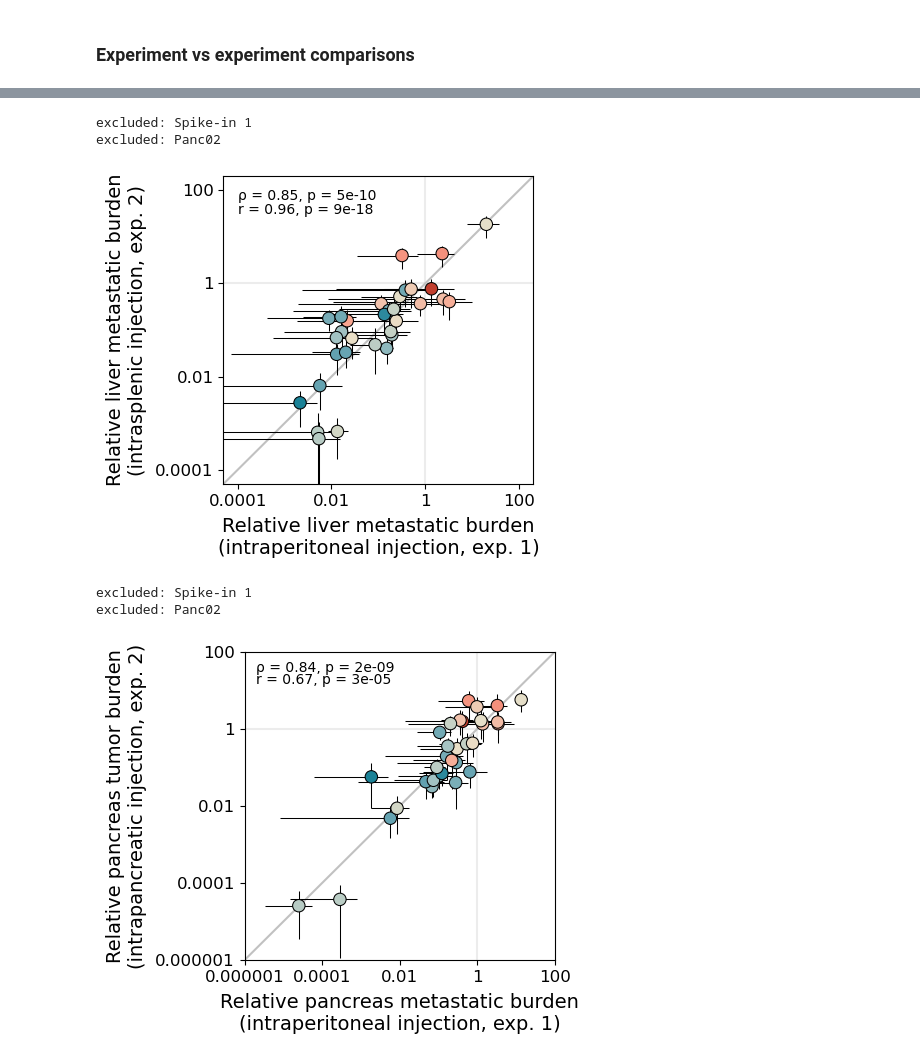
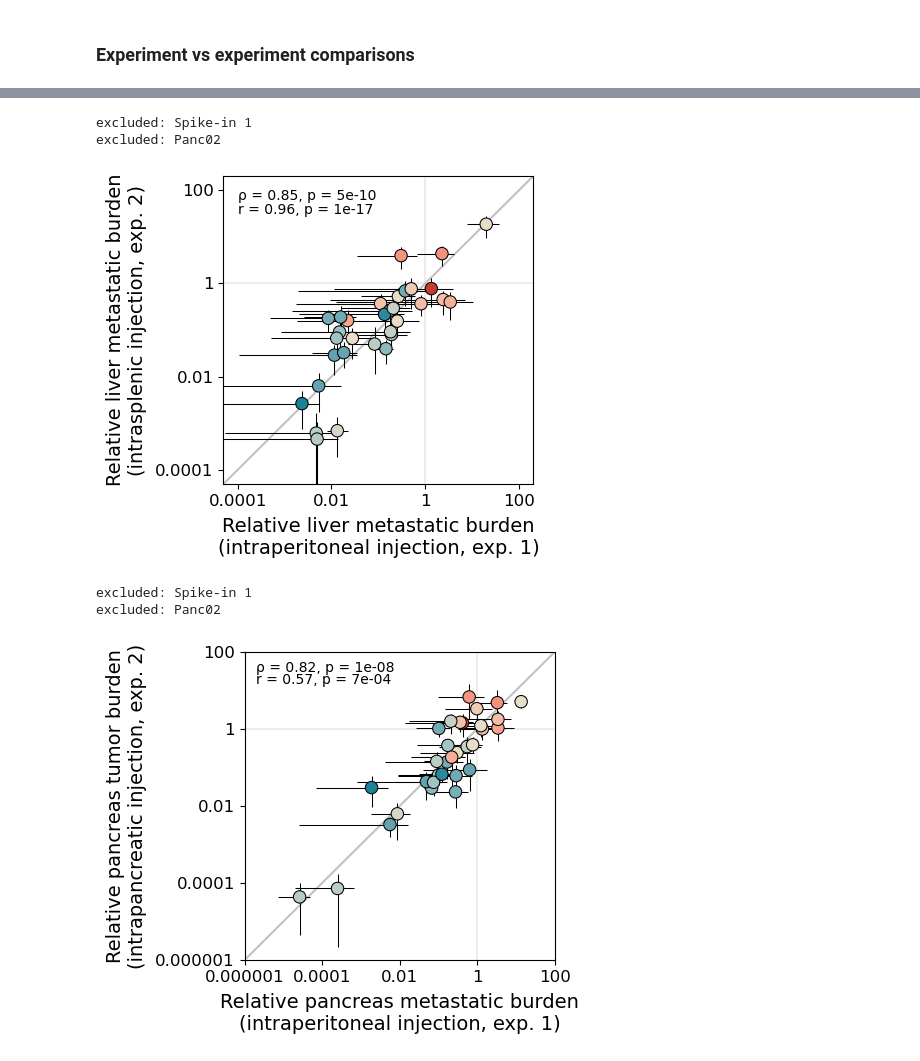
Before and after one commit to alyulina/metastatic-phenotypes, a Jupyter notebook: figures/fig4.ipynb, the cells around one changed output, grey strips where cells are left out. Cells and saved outputs as stored; diff of their text form; code cells hidden in the pictures.

```diff
--- a/figures/fig4.ipynb
+++ b/figures/fig4.ipynb
@@ -65,9 +22,16 @@ clID__color = {'AGGT': (0.7568627450980392, 0.24313725490196078, 0.1803921568627
 # %%
-# pre-processed data
-
+# pre-processed data:
 # excluded samples: SK1_8 (very low coverage), SK1_11 (duplicate of SK1_10), LS01_17 (no spike-in detected), LS01_32 (no reads)
 metadata = pd.read_csv('/Users/alyulina/Projects/Cancer/Data/metadata.csv', index_col='sample id') # all sequencing samples
 read_counts_by_cell_line = pd.read_csv('/Users/alyulina/Projects/Cancer/Data/cell-line_read_counts.csv', index_col='clID')
 cell_counts_by_cell_line = pd.read_csv('/Users/alyulina/Projects/Cancer/Data/cell-line_cell_counts.csv', index_col='clID')
 
-# REMAKE PANC PANC PLOTS
+clIDs = utils.clIDs
+clID__label = utils.clID__label
+clID__color = utils.clID__color
+
+# where to find data:
+path_to_reads = '/Users/alyulina/Projects/Cancer/Data/bc_counts/'
+
+# where to save plots:
+path_to_save_figs = '/Users/alyulina/Projects/Cancer/Figures/fig4/'
@@ -260,10 +63,10 @@ samples_liver = list(set(metadata.loc[(metadata['experiment'] == what[0]) &
                                    (metadata['tissue'] == what[3])
 ].apply(lambda row: row['notes'].split()[0] if row['notes'] != 'none' else row.name, axis=1).tolist())) # choosing the correct name for merged counts
 # %%
-clID__in_vivo_exp, clID__in_vivo_exp_avg_relative_to_mean, clID__in_vivo_exp_err, clIDs_sorted = bootstrap(samples)
+clID__in_vivo_exp, clID__in_vivo_exp_avg_relative_to_mean, clID__in_vivo_exp_err, clIDs_sorted = utils.bootstrap_relative_burden(samples, read_counts=read_counts_by_cell_line, cell_counts=cell_counts_by_cell_line, metadata=metadata)
 
-clID__in_vivo_exp_pancreas, clID__in_vivo_exp_avg_pancreas_relative_to_mean, clID__in_vivo_exp_pancreas_err, clIDs_sorted_pancreas = bootstrap(samples_pancreas)
-clID__in_vivo_exp_liver, clID__in_vivo_exp_avg_liver_relative_to_mean, clID__in_vivo_exp_liver_err, clIDs_sorted_liver = bootstrap(samples_liver)
+clID__in_vivo_exp_pancreas, clID__in_vivo_exp_avg_pancreas_relative_to_mean, clID__in_vivo_exp_pancreas_err, clIDs_sorted_pancreas = utils.bootstrap_relative_burden(samples_pancreas, read_counts=read_counts_by_cell_line, cell_counts=cell_counts_by_cell_line, metadata=metadata)
+clID__in_vivo_exp_liver, clID__in_vivo_exp_avg_liver_relative_to_mean, clID__in_vivo_exp_liver_err, clIDs_sorted_liver = utils.bootstrap_relative_burden(samples_liver, read_counts=read_counts_by_cell_line, cell_counts=cell_counts_by_cell_line, metadata=metadata)
 # %%
 excluded_clIDs = ['GATC', 'AGCA']
 for clID in excluded_clIDs:
@@ -435,8 +238,8 @@ samples_wo_immune_system = list(set(metadata.loc[(metadata['experiment'] == what
                                    (metadata['tissue'] == what[4])
 ].apply(lambda row: row['notes'].split()[0] if row['notes'] != 'none' else row.name, axis=1).tolist())) # choosing the correct name for merged counts
 # %%
-clID__in_vivo_exp, clID__in_vivo_exp_avg_relative_to_mean, clID__in_vivo_exp_err, clIDs_sorted = bootstrap(samples)
-clID__in_vivo_exp_wo_immune_system, clID__in_vivo_exp_avg_wo_immune_system_relative_to_mean, clID__in_vivo_exp_wo_immune_system_err, clIDs_sorted_wo_immune_system = bootstrap(samples_wo_immune_system)
+clID__in_vivo_exp, clID__in_vivo_exp_avg_relative_to_mean, clID__in_vivo_exp_err, clIDs_sorted = utils.bootstrap_relative_burden(samples, read_counts=read_counts_by_cell_line, cell_counts=cell_counts_by_cell_line, metadata=metadata)
+clID__in_vivo_exp_wo_immune_system, clID__in_vivo_exp_avg_wo_immune_system_relative_to_mean, clID__in_vivo_exp_wo_immune_system_err, clIDs_sorted_wo_immune_system = utils.bootstrap_relative_burden(samples_wo_immune_system, read_counts=read_counts_by_cell_line, cell_counts=cell_counts_by_cell_line, metadata=metadata)
 # %%
 excluded_clIDs = ['GATC', 'AGCA']
 for clID in excluded_clIDs:
@@ -668,17 +471,17 @@ excluded_clIDs = ['GATC', 'AGCA']
 for clID in excluded_clIDs:
     print('excluded: ' + clID__label[clID])
 
-ax = comparison_scatter_plot([x for x in clIDs if x not in excluded_clIDs],
-                              clID__x=clID__in_vivo_exp_1_avg_relative_to_mean, clID__xerr=clID__in_vivo_exp_1_err,
-                              clID__y=clID__in_vivo_exp_2_avg_relative_to_mean, clID__yerr=clID__in_vivo_exp_2_err,
-                              xtitle='Relative liver metastatic burden\n(intraperitoneal injection, exp. 1)', ytitle='Relative liver metastatic burden\n(intrasplenic injection, exp. 2)',
-                              lims=[5e-5, 2e2], ticks=[1e-4, 1e-2, 1e0, 1e2], labels=['0.0001', '0.01', '1', '100'])
+ax = utils.comparison_scatter_plot([x for x in clIDs if x not in excluded_clIDs],
+                                    clID__x=clID__in_vivo_exp_1_avg_relative_to_mean, clID__xerr=clID__in_vivo_exp_1_err,
+                                    clID__y=clID__in_vivo_exp_2_avg_relative_to_mean, clID__yerr=clID__in_vivo_exp_2_err,
+                                    xtitle='Relative liver metastatic burden\n(intraperitoneal injection, exp. 1)', ytitle='Relative liver metastatic burden\n(intrasplenic injection, exp. 2)',
+                                    lims=[5e-5, 2e2], ticks=[1e-4, 1e-2, 1e0, 1e2], labels=['0.0001', '0.01', '1', '100'])
 
-#plt.savefig('../../../Figures/fig4/fig4_si_exp_1vs_2_liver.pdf', dpi=300, bbox_inches='tight')
+#plt.savefig(path_to_save_figs + 'fig4_si_exp_1vs_2_liver.pdf', dpi=300, bbox_inches='tight')
 # %% [output]
 excluded: Spike-in 1
 excluded: Panc02
-[figure, old version]
+[figure, new version]
 # %%
 what = ['1', 20, 'C57B6/129S F1', 'intraperitoneal', 'pancreas']
 samples_1 = list(set(metadata.loc[(metadata['experiment'] == what[0]) &
@@ -696,21 +499,21 @@ samples_2 = list(set(metadata.loc[(metadata['experiment'] == what[0]) &
                                   (metadata['tissue'] == what[4])
 ].apply(lambda row: row['notes'].split()[0] if row['notes'] != 'none' else row.name, axis=1).tolist())) # choosing the correct name for merged counts
 
-clID__in_vivo_exp_1, clID__in_vivo_exp_1_avg_relative_to_mean, clID__in_vivo_exp_1_err, clIDs_sorted_1 = bootstrap(samples_1)
-clID__in_vivo_exp_2, clID__in_vivo_exp_2_avg_relative_to_mean, clID__in_vivo_exp_2_err, clIDs_sorted_2 = bootstrap(samples_2)
+clID__in_vivo_exp_1, clID__in_vivo_exp_1_avg_relative_to_mean, clID__in_vivo_exp_1_err, clIDs_sorted_1 = utils.bootstrap_relative_burden(samples_1, read_counts=read_counts_by_cell_line, cell_counts=cell_counts_by_cell_line, metadata=metadata)
+clID__in_vivo_exp_2, clID__in_vivo_exp_2_avg_relative_to_mean, clID__in_vivo_exp_2_err, clIDs_sorted_2 = utils.bootstrap_relative_burden(samples_2, read_counts=read_counts_by_cell_line, cell_counts=cell_counts_by_cell_line, metadata=metadata)
 # %%
 excluded_clIDs = ['GATC', 'AGCA']
 for clID in excluded_clIDs:
     print('excluded: ' + clID__label[clID])
 
-ax = comparison_scatter_plot([x for x in clIDs if x not in excluded_clIDs],
-                              clID__x=clID__in_vivo_exp_1_avg_relative_to_mean, clID__xerr=clID__in_vivo_exp_1_err,
-                              clID__y=clID__in_vivo_exp_2_avg_relative_to_mean, clID__yerr=clID__in_vivo_exp_2_err,
-                              xtitle='Relative pancreas metastatic burden\n(intraperitoneal injection, exp. 1)', ytitle='Relative pancreas tumor burden\n(intrapancreatic injection, exp. 2)',
-                              lims=[1e-6, 1e2], ticks=[1e-6, 1e-4, 1e-2, 1e0, 1e2], labels=['0.000001', '0.0001', '0.01', '1', '100'])
+ax = utils.comparison_scatter_plot([x for x in clIDs if x not in excluded_clIDs],
+                                    clID__x=clID__in_vivo_exp_1_avg_relative_to_mean, clID__xerr=clID__in_vivo_exp_1_err,
+                                    clID__y=clID__in_vivo_exp_2_avg_relative_to_mean, clID__yerr=clID__in_vivo_exp_2_err,
+                                    xtitle='Relative pancreas metastatic burden\n(intraperitoneal injection, exp. 1)', ytitle='Relative pancreas tumor burden\n(intrapancreatic injection, exp. 2)',
+                                    lims=[1e-6, 1e2], ticks=[1e-6, 1e-4, 1e-2, 1e0, 1e2], labels=['0.000001', '0.0001', '0.01', '1', '100'])
 
-#plt.savefig('../../../Figures/fig4/fig4_si_exp_1vs_2_pancreas.pdf', dpi=300, bbox_inches='tight')
+#plt.savefig(path_to_save_figs + 'fig4_si_exp_1vs_2_pancreas.pdf', dpi=300, bbox_inches='tight')
 # %% [output]
 excluded: Spike-in 1
 excluded: Panc02
-[figure, old version]
+[figure, new version]
```
Also changed, not shown: parts of 24 cells of this notebook, 3 other files.
